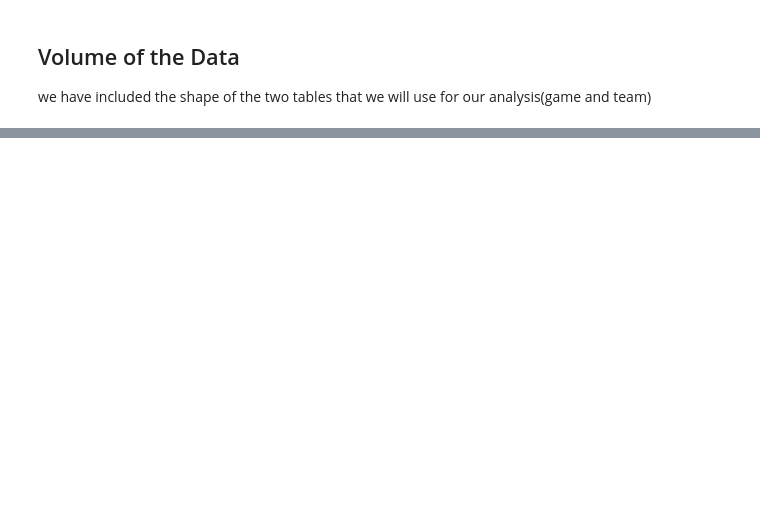
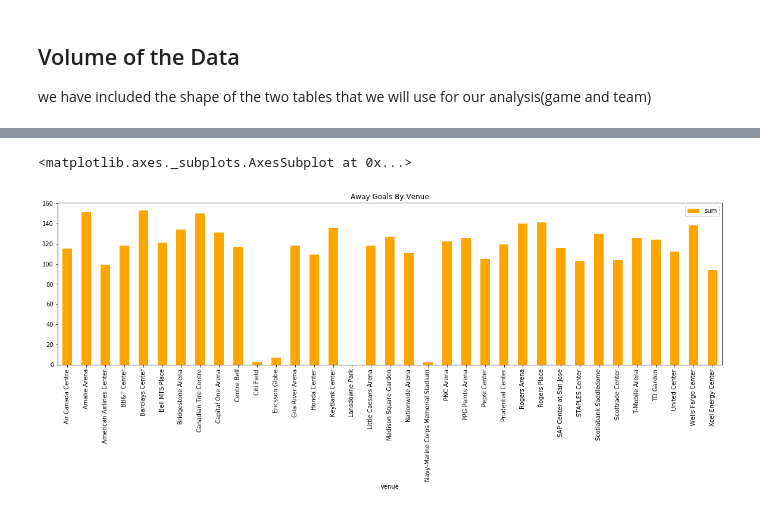
Before and after one commit to Francisjhacke/nhl-data-analysis, a Jupyter notebook: main.ipynb, the cells around one changed output, grey strips where cells are left out. Saved outputs shown, nothing was run; the diff lists cells and outputs as text; code cells hidden in the pictures; blank space fills up the shorter version.

```diff
--- a/main.ipynb
+++ b/main.ipynb
@@ -62,0 +56,7 @@ season2017Totals.plot(kind="bar", figsize=[20,5])
+# %%
+# Away goals by venue for the 2017-2018 season
+away_goals_2017 = pd.DataFrame(season2017.groupby(['venue'])['away_goals'].agg([np.sum]))
+away_goals_2017.plot(kind="bar", figsize=[20,5], title="Away Goals By Venue", color="orange")
+# %% [output]
+<matplotlib.axes._subplots.AxesSubplot at 0x...>
+[figure, added]
```
Also changed, not shown: parts of 7 cells of this notebook.
